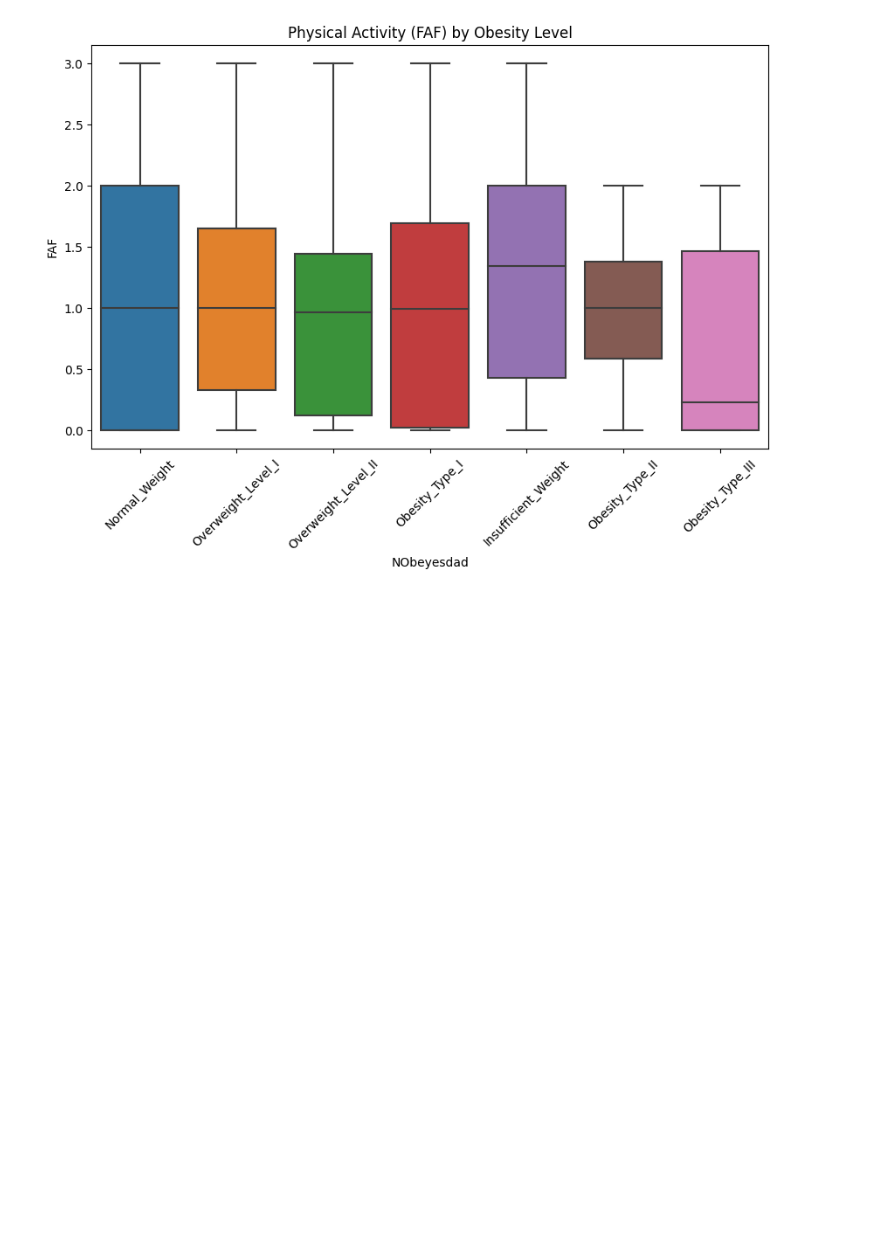
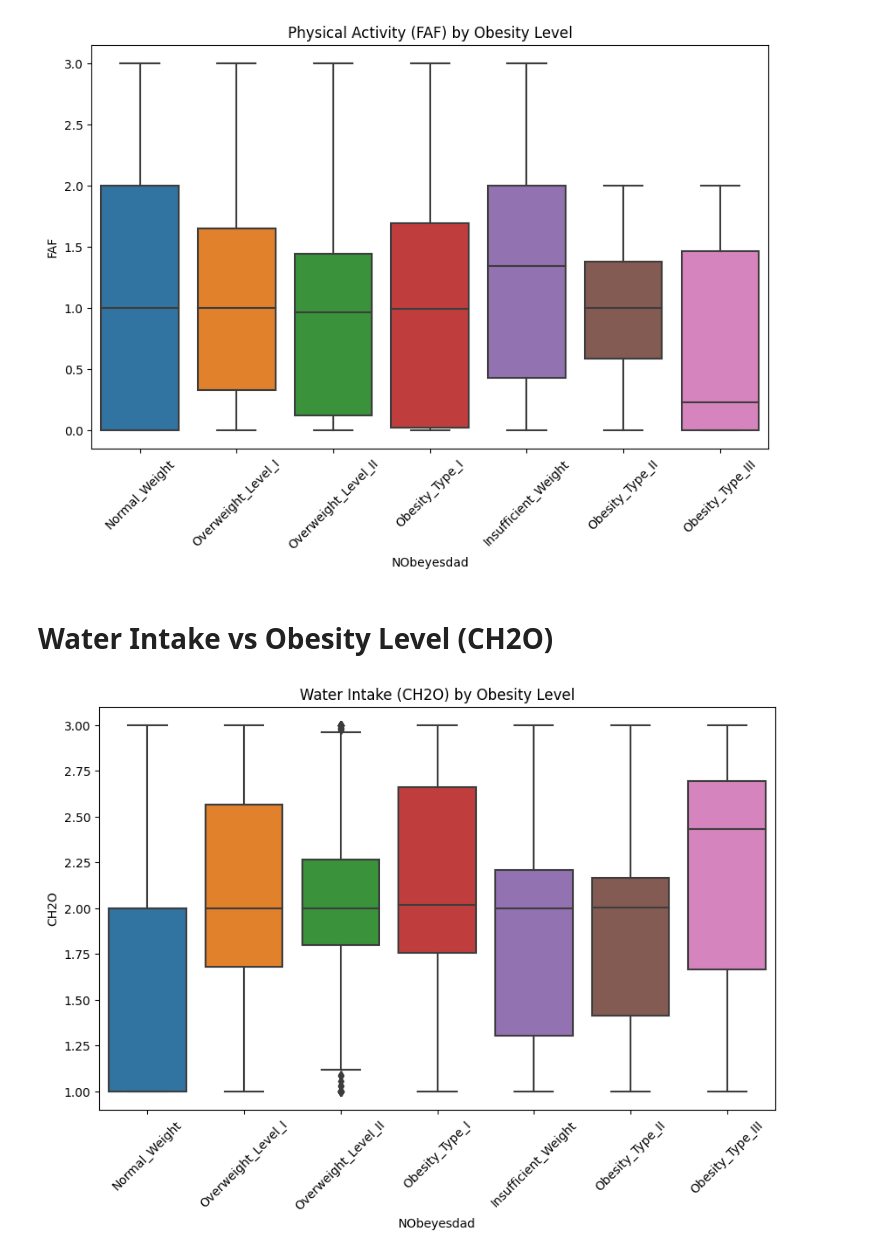
Before and after one commit to faridahmd1/ObesityLevelAnalisys, a Jupyter notebook: Obesity_level_analisys.ipynb, the cells around one changed output. Cells and saved outputs as stored; diff of their text form; code cells hidden in the pictures; blank space fills up the shorter version.

Commit message:
Kaggle Notebook | Obesity_level_analisys | Version 1

```diff
--- a/Obesity_level_analisys.ipynb
+++ b/Obesity_level_analisys.ipynb
@@ -73,3 +73,13 @@ plt.xticks(rotation=45)
 plt.show()
 # %% [output]
 [figure]
+# %% [markdown]
+# Water Intake vs Obesity Level (CH2O)
+# %%
+plt.figure(figsize=(10, 6))
+sns.boxplot(data=dataset, x='NObeyesdad', y='CH2O')
+plt.title('Water Intake (CH2O) by Obesity Level')
+plt.xticks(rotation=45)
+plt.show()
+# %% [output]
+[figure, added]
```
